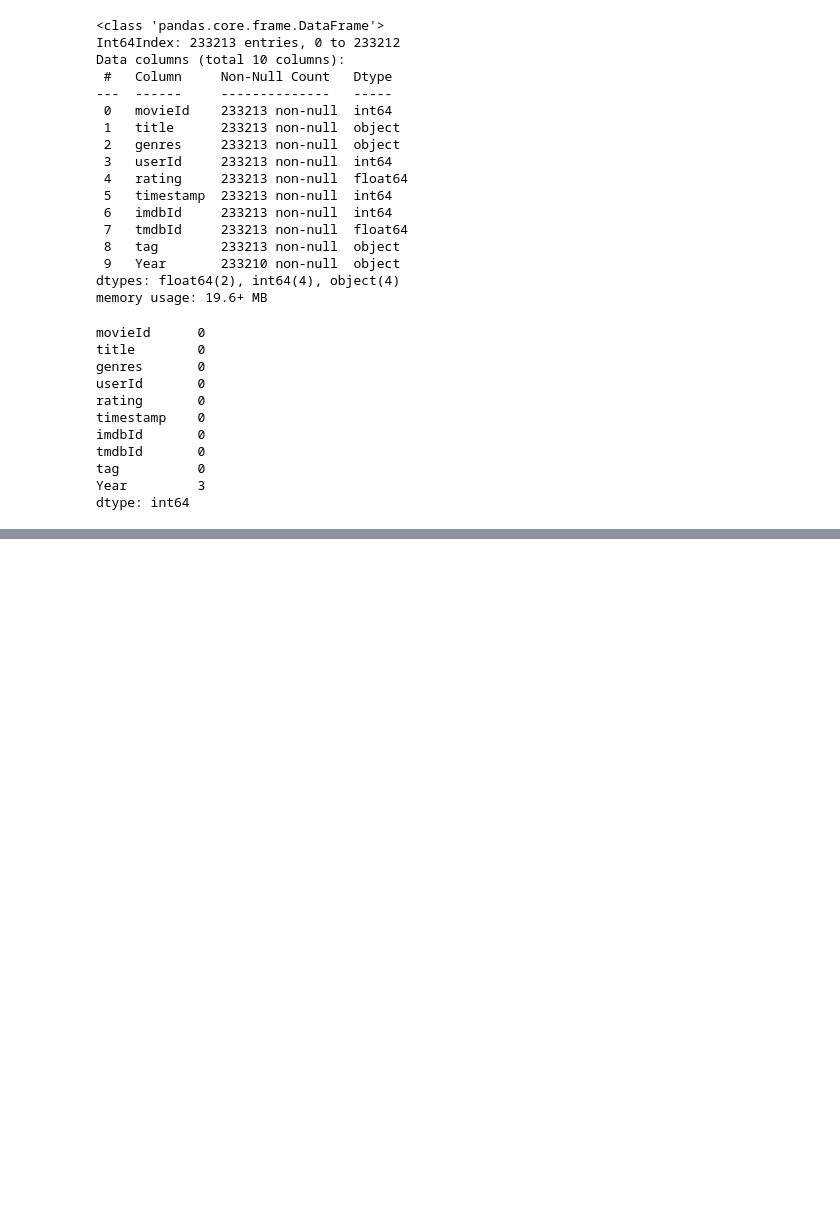
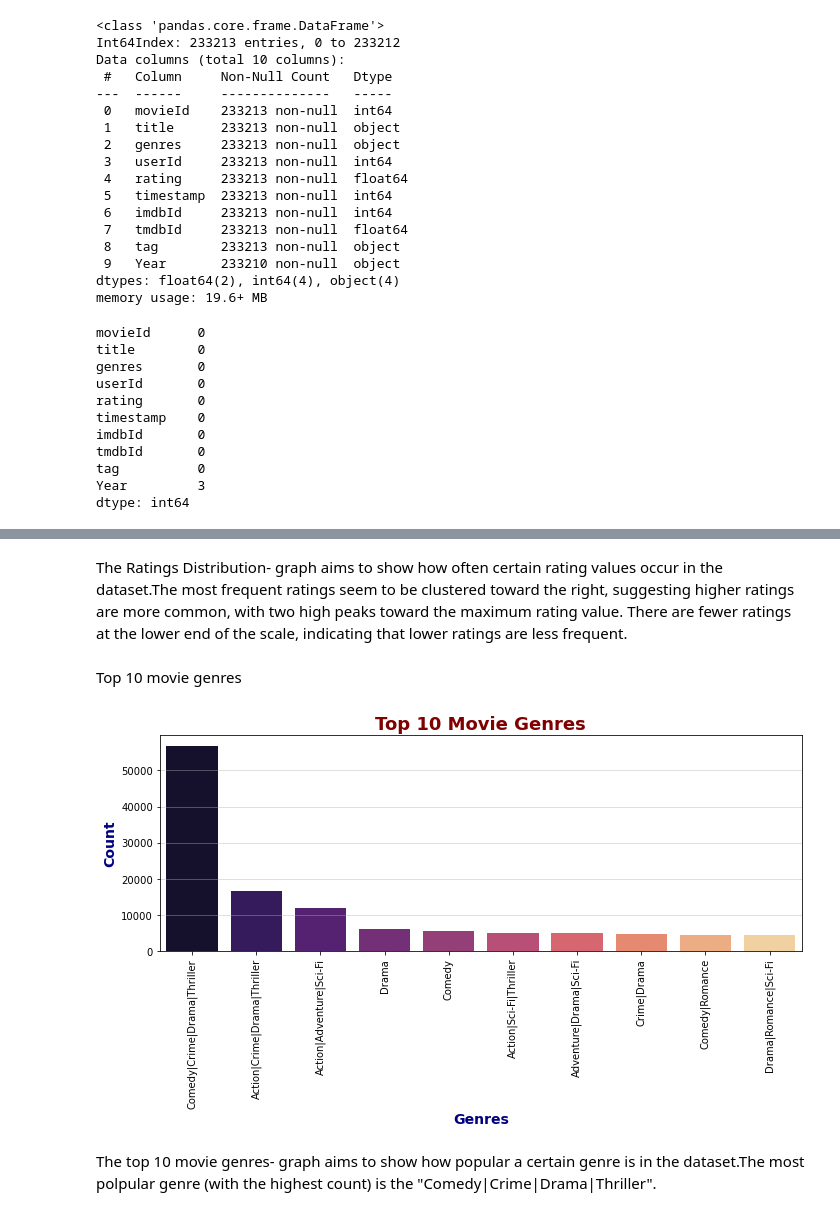
Before and after one commit to gtisnanga/PHASE-4-PRJOECT-MOVIE-RECOMMENDATIONS-GROUP-13, a Jupyter notebook: Angela.ipynb, the cells around one changed output, grey strips where cells are left out. Drawn from its saved outputs; the diff is of its cells as text; code cells hidden in the pictures; blank space fills up the shorter version.

```diff
--- a/Angela.ipynb
+++ b/Angela.ipynb
@@ -418,0 +436,34 @@ combined_df['Year'] = combined_df['Year'].astype(int)
+# %% [markdown]
+ The Ratings Distribution- graph aims to show how often certain rating values occur in the dataset.The most frequent ratings seem to be clustered toward the right, suggesting higher ratings are more common, with two high peaks toward the maximum rating value. There are fewer ratings at the lower end of the scale, indicating that lower ratings are less frequent.
+# %% [markdown]
+Top 10 movie genres
+# %%
+# Get the top 10 most frequent genres
+top_genres = combined_df['genres'].value_counts().nlargest(10)
+
+# Create a bar plot
+plt.figure(figsize=(10, 6))
+sns.barplot(
+    x=top_genres.index,
+    y=top_genres.values,
+    palette='magma'
+)
+
+# Set labels and title
+plt.xlabel('Genres', fontsize=14, color='navy', weight='bold')
+plt.ylabel('Count', fontsize=14, color='navy', weight='bold')
+plt.title('Top 10 Movie Genres', fontsize=18, color='maroon', weight='bold')
+
+# Rotate x-axis labels
+plt.xticks(rotation=90, fontsize=10, color='black')
+plt.yticks(fontsize=10, color='black')
+
+# Add gridlines along the y-axis
+plt.grid(axis='y', linestyle='-', alpha=0.5)
+
+plt.tight_layout()
+plt.show()
+# %% [output]
+[figure, added]
+# %% [markdown]
+The top 10 movie genres- graph aims to show how popular a certain genre is in the dataset.The most polpular genre (with the highest count) is the "Comedy|Crime|Drama|Thriller".
```
Also changed, not shown: parts of 3 cells of this notebook.
